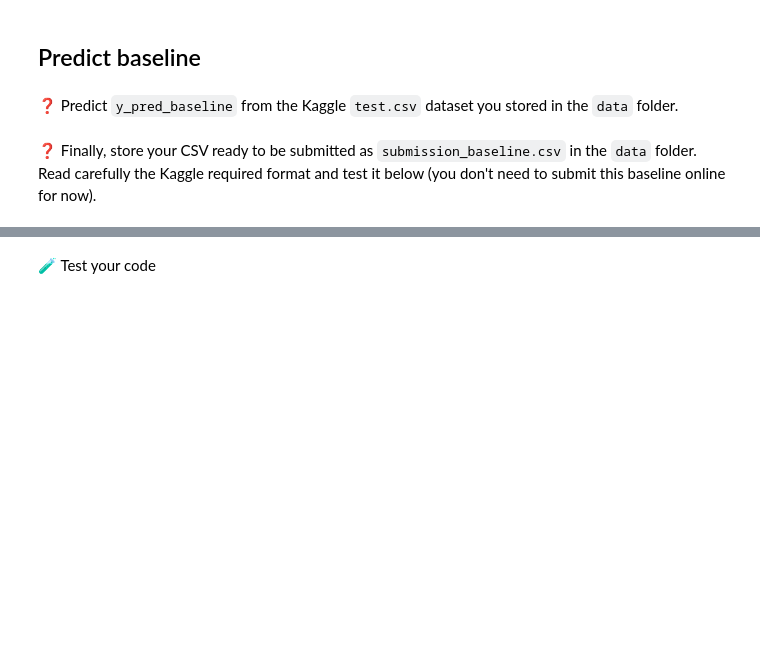
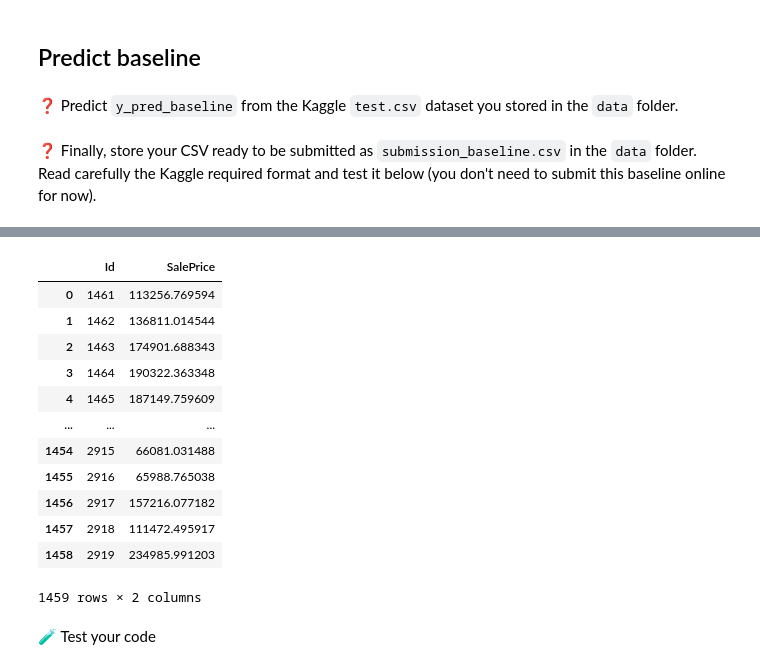
Before and after one commit to Nandosoq/nandoproject, a Jupyter notebook: 05-ML/07-Ensemble-Methods/01-Houses-Kaggle-Competition/houses_kaggle_competition.ipynb, the cells around one changed output, grey strips where cells are left out. Drawn from its saved outputs; the diff is of its cells as text; code cells hidden in the pictures; blank space fills up the shorter version.

```diff
--- a/05-ML/07-Ensemble-Methods/01-Houses-Kaggle-Competition/houses_kaggle_competition.ipynb
+++ b/05-ML/07-Ensemble-Methods/01-Houses-Kaggle-Competition/houses_kaggle_competition.ipynb
@@ -283,5 +299,10 @@ score_baseline = ?
 ❓ Predict `y_pred_baseline` from the Kaggle `test.csv` dataset you stored in the `data` folder.
 # %%
 X_test = pd.read_csv("https://wagon-public-datasets.s3.amazonaws.com/houses_test_raw.csv")
+X_test.head()
+X_index = X_test['Id']
 # %% [markdown]
 ❓ Finally, store your CSV ready to be submitted as `submission_baseline.csv` in the `data` folder. Read carefully the Kaggle required format and test it below (you don't need to submit this baseline online for now).
+# %%
+# Fit the final pipe to the data
+pipe_baseline.fit(X, y)
@@ -288,3 +327,26 @@ X_test = pd.read_csv("https://wagon-public-datasets.s3.amazonaws.com/houses_test
+# %%
+X_predict = pipe_baseline.predict(X_test)
+# %%
+submission_baseline = pd.DataFrame(X_index).merge(pd.DataFrame(X_predict), left_index=True, right_index=True)
+submission_baseline.rename(columns={0: "SalePrice"}, inplace=True)
+
+submission_baseline.to_csv(r'data/submission_baseline.csv', index = False)   ####??????
+# %%
+submission_baseline
+# %% [output]
+|  | Id | SalePrice |
+| 0 | 1461 | 113256.769594 |
+| 1 | 1462 | 136811.014544 |
+| 2 | 1463 | 174901.688343 |
+| 3 | 1464 | 190322.363348 |
+| 4 | 1465 | 187149.759609 |
+| ... | ... | ... |
+| 1454 | 2915 | 66081.031488 |
+| 1455 | 2916 | 65988.765038 |
+| 1456 | 2917 | 157216.077182 |
+| 1457 | 2918 | 111472.495917 |
+| 1458 | 2919 | 234985.991203 |
+1459 rows × 2 columns
 # %% [markdown]
 🧪 Test your code
 # %%
```
Also changed, not shown: parts of 17 cells of this notebook, 1 other file.
